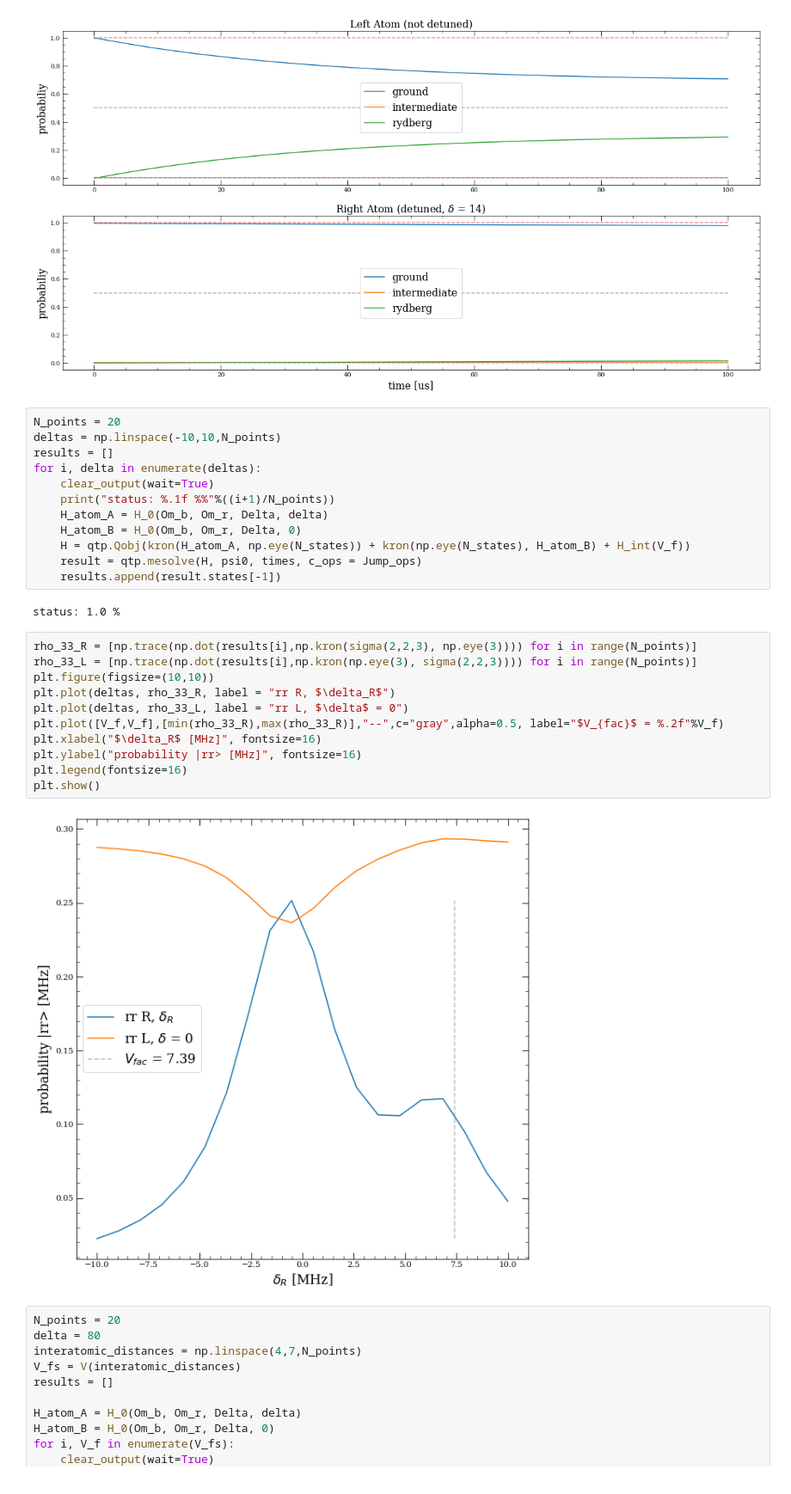
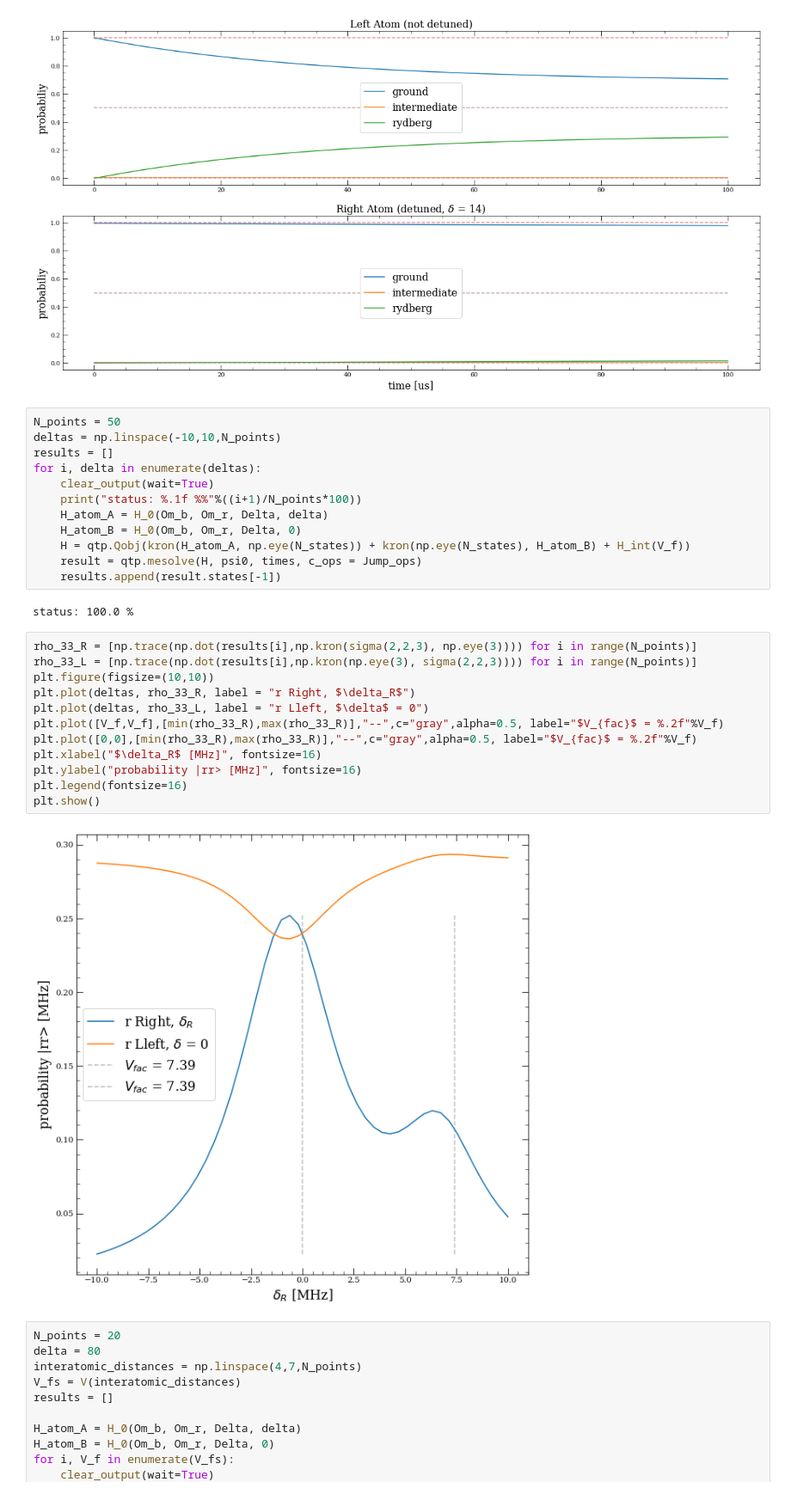
Before and after one commit to Valerio-Amico/Lab-Rydberg, a Jupyter notebook: open quantum systems/two_atoms.ipynb/interacting_explained.ipynb, the cells around one changed output. Shown: that part at 86% size. Saved outputs shown, nothing was run; the diff lists cells and outputs as text.

Commit message:
plot stuff

```diff
--- a/open quantum systems/two_atoms.ipynb/interacting_explained.ipynb
+++ b/open quantum systems/two_atoms.ipynb/interacting_explained.ipynb
@@ -159,32 +159,33 @@ plt.show()
 # %% [output]
 [figure]
 # %%
-N_points = 20
+N_points = 50
 deltas = np.linspace(-10,10,N_points)
 results = []
 for i, delta in enumerate(deltas):
     clear_output(wait=True)
-    print("status: %.1f %%"%((i+1)/N_points))
+    print("status: %.1f %%"%((i+1)/N_points*100))
     H_atom_A = H_0(Om_b, Om_r, Delta, delta)
     H_atom_B = H_0(Om_b, Om_r, Delta, 0)
     H = qtp.Qobj(kron(H_atom_A, np.eye(N_states)) + kron(np.eye(N_states), H_atom_B) + H_int(V_f))
     result = qtp.mesolve(H, psi0, times, c_ops = Jump_ops)
     results.append(result.states[-1])
 # %% [output]
-status: 1.0 %
+status: 100.0 %
 # %%
 rho_33_R = [np.trace(np.dot(results[i],np.kron(sigma(2,2,3), np.eye(3)))) for i in range(N_points)]
 rho_33_L = [np.trace(np.dot(results[i],np.kron(np.eye(3), sigma(2,2,3)))) for i in range(N_points)]
 plt.figure(figsize=(10,10))
-plt.plot(deltas, rho_33_R, label = "rr R, $\delta_R$")
-plt.plot(deltas, rho_33_L, label = "rr L, $\delta$ = 0")
+plt.plot(deltas, rho_33_R, label = "r Right, $\delta_R$")
+plt.plot(deltas, rho_33_L, label = "r Lleft, $\delta$ = 0")
 plt.plot([V_f,V_f],[min(rho_33_R),max(rho_33_R)],"--",c="gray",alpha=0.5, label="$V_{fac}$ = %.2f"%V_f)
+plt.plot([0,0],[min(rho_33_R),max(rho_33_R)],"--",c="gray",alpha=0.5, label="$V_{fac}$ = %.2f"%V_f)
 plt.xlabel("$\delta_R$ [MHz]", fontsize=16)
 plt.ylabel("probability |rr> [MHz]", fontsize=16)
 plt.legend(fontsize=16)
 plt.show()
 # %% [output]
-[figure, old version]
+[figure, new version]
 # %%
 N_points = 20
 delta = 80
```
Also changed, not shown: 3 other files.
